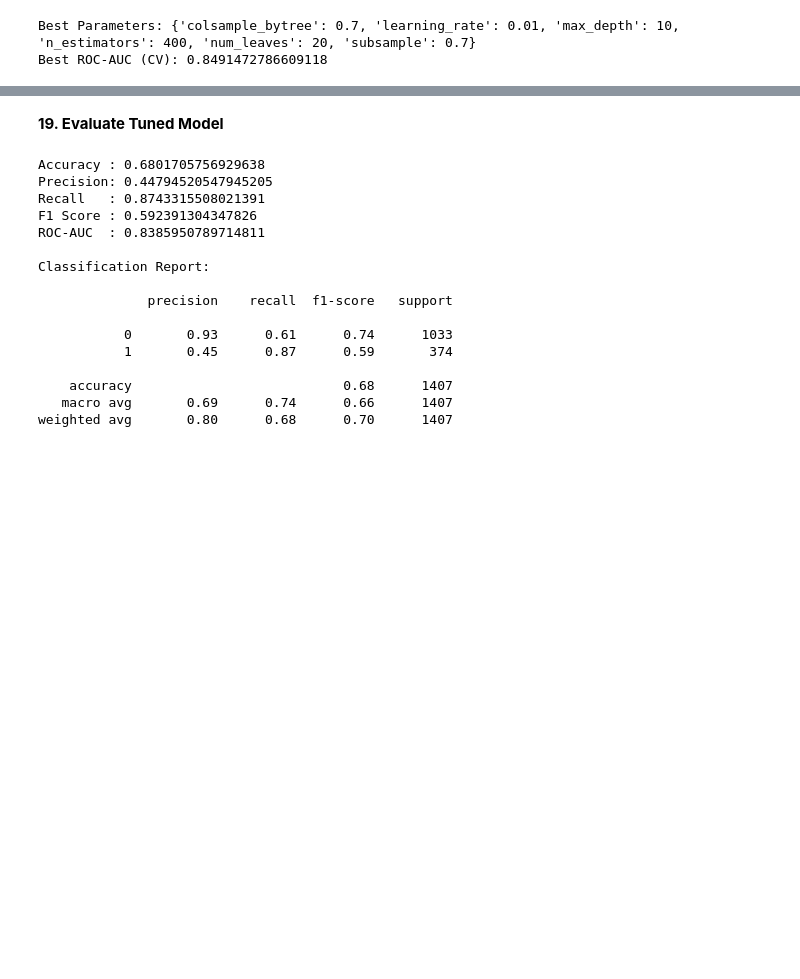
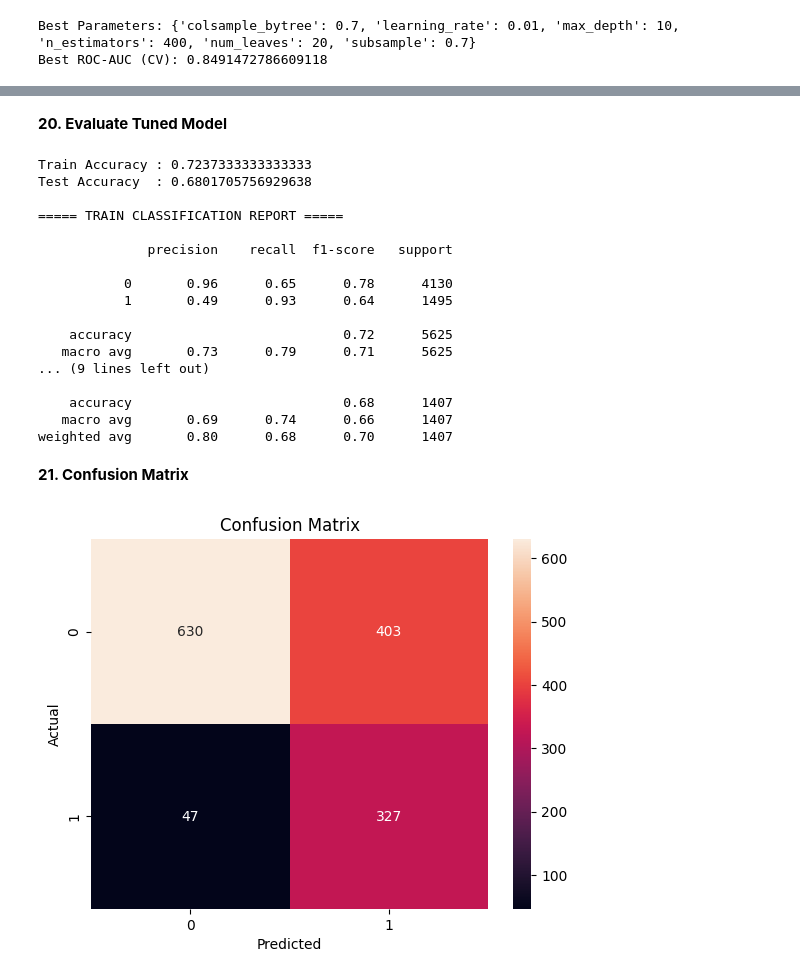
Before and after one commit to ADHULJITH/Customer-Churn-Prediction, a Jupyter notebook: Preprocessing_and_Training.ipynb, the cells around one changed output, grey strips where cells are left out. Saved outputs shown, nothing was run; the diff lists cells and outputs as text; code cells hidden in the pictures; blank space fills up the shorter version.

```diff
--- a/Preprocessing_and_Training.ipynb
+++ b/Preprocessing_and_Training.ipynb
@@ -432,37 +497,56 @@ LGBMClassifier(colsample_bytree=0.7, learning_rate=0.01, max_depth=10,
                random_state=42, scale_pos_weight=np.float64(2.762541806020067),
                subsample=0.7)
 # %% [markdown]
-**19. Evaluate Tuned Model**
+**20. Evaluate Tuned Model**
 # %%
 from sklearn.metrics import *
 
-y_pred_proba = best_model.predict_proba(X_test)[:, 1]
+threshold = 0.35
 
-threshold = 0.35
-y_pred_adjusted = (y_pred_proba > threshold).astype(int)
+y_train_proba = best_model.predict_proba(X_train)[:, 1]
+y_test_proba  = best_model.predict_proba(X_test)[:, 1]
 
-print("Accuracy :", accuracy_score(y_test, y_pred_adjusted))
-print("Precision:", precision_score(y_test, y_pred_adjusted))
-print("Recall   :", recall_score(y_test, y_pred_adjusted))
-print("F1 Score :", f1_score(y_test, y_pred_adjusted))
-print("ROC-AUC  :", roc_auc_score(y_test, y_pred_proba))
 
-print("\nClassification Report:\n")
-print(classification_report(y_test, y_pred_adjusted))
+y_train_pred_new = (y_train_proba > threshold).astype(int)
+y_pred_new       = (y_test_proba > threshold).astype(int)
+
+
+print("\nTrain Accuracy :", accuracy_score(y_train, y_train_pred_new))
+print("Test Accuracy  :", accuracy_score(y_test, y_pred_new))
+
+print("\n===== TRAIN CLASSIFICATION REPORT =====\n")
+print(classification_report(y_train, y_train_pred_new))
+
+print("\n===== TEST CLASSIFICATION REPORT =====\n")
+print(classification_report(y_test, y_pred_new))
 # %% [output]
-Accuracy : 0.6801705756929638
-Precision: 0.44794520547945205
-Recall   : 0.8743315508021391
-F1 Score : 0.592391304347826
-ROC-AUC  : 0.8385950789714811
+Train Accuracy : 0.7237333333333333
+Test Accuracy  : 0.6801705756929638
 
-Classification Report:
+===== TRAIN CLASSIFICATION REPORT =====
 
               precision    recall  f1-score   support
 
-           0       0.93      0.61      0.74      1033
-           1       0.45      0.87      0.59       374
+           0       0.96      0.65      0.78      4130
+           1       0.49      0.93      0.64      1495
+
+    accuracy                           0.72      5625
+   macro avg       0.73      0.79      0.71      5625
+... (9 lines left out)
 
     accuracy                           0.68      1407
    macro avg       0.69      0.74      0.66      1407
 weighted avg       0.80      0.68      0.70      1407
+# %% [markdown]
+**21. Confusion Matrix**
+# %%
+cm = confusion_matrix(y_test, y_pred_new)
+
+plt.figure()
+sns.heatmap(cm, annot=True, fmt='d')
+plt.xlabel("Predicted")
+plt.ylabel("Actual")
+plt.title("Confusion Matrix")
+plt.show()
+# %% [output]
+[figure, added]
```
Also changed, not shown: parts of 19 cells of this notebook.
